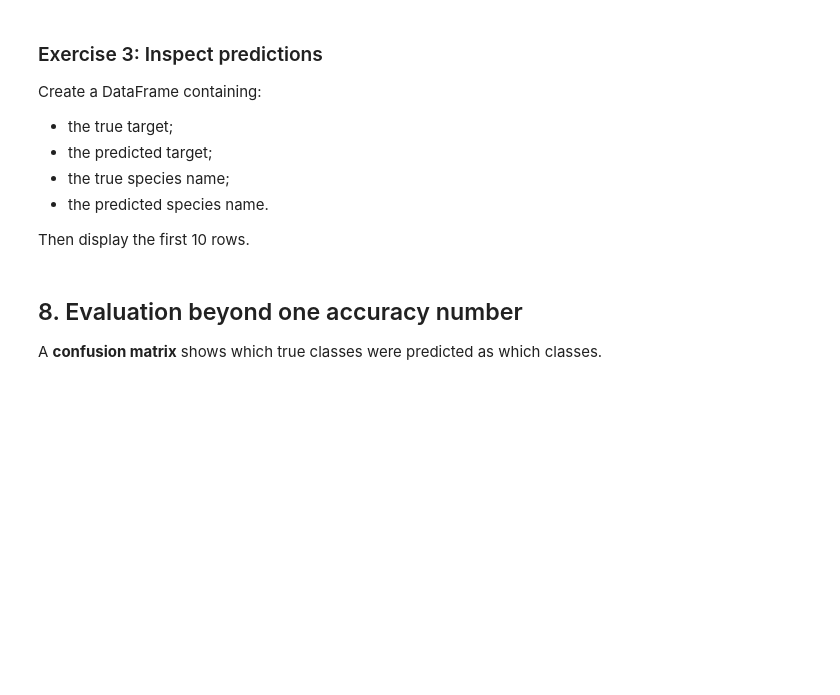
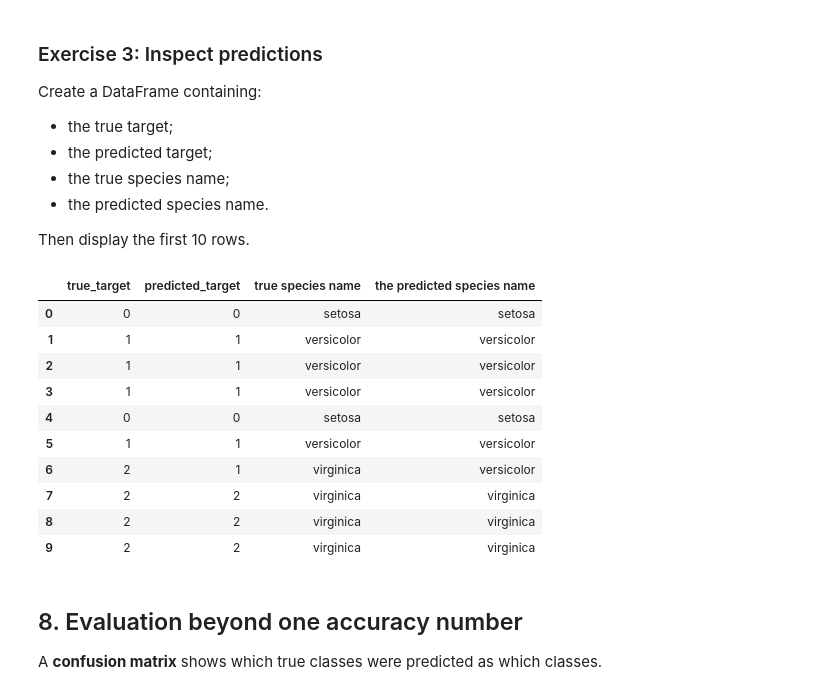
Before and after one commit to fl720/UoB_Analytic_software_technologies, a Jupyter notebook: msc-introductory-python-practice/03_intro_machine_learning_sklearn.ipynb, the cells around one changed output. Drawn from its saved outputs; the diff is of its cells as text; code cells hidden in the pictures; blank space fills up the shorter version.

```diff
--- a/msc-introductory-python-practice/03_intro_machine_learning_sklearn.ipynb
+++ b/msc-introductory-python-practice/03_intro_machine_learning_sklearn.ipynb
@@ -209,10 +306,26 @@ Create a DataFrame containing:
 Then display the first 10 rows.
 # %%
 # TODO: build a prediction DataFrame.
+
 prediction_df = pd.DataFrame({
     "true_target": y_test.to_numpy(),
+    "predicted_target": knn_predictions ,
+    "true species name": y_test.map(dict(enumerate(iris.target_names))).to_numpy(),
+    "the predicted species name": pd.Series(knn_predictions).map(dict(enumerate(iris.target_names))).to_numpy()
 })
-prediction_df.head()
+prediction_df.head(10)
+# %% [output]
+|  | true_target | predicted_target | true species name | the predicted species name |
+| 0 | 0 | 0 | setosa | setosa |
+| 1 | 1 | 1 | versicolor | versicolor |
+| 2 | 1 | 1 | versicolor | versicolor |
+| 3 | 1 | 1 | versicolor | versicolor |
+| 4 | 0 | 0 | setosa | setosa |
+| 5 | 1 | 1 | versicolor | versicolor |
+| 6 | 2 | 1 | virginica | versicolor |
+| 7 | 2 | 2 | virginica | virginica |
+| 8 | 2 | 2 | virginica | virginica |
+| 9 | 2 | 2 | virginica | virginica |
 # %% [markdown]
 ## 8. Evaluation beyond one accuracy number
 
```
Also changed, not shown: parts of 31 cells of this notebook.
